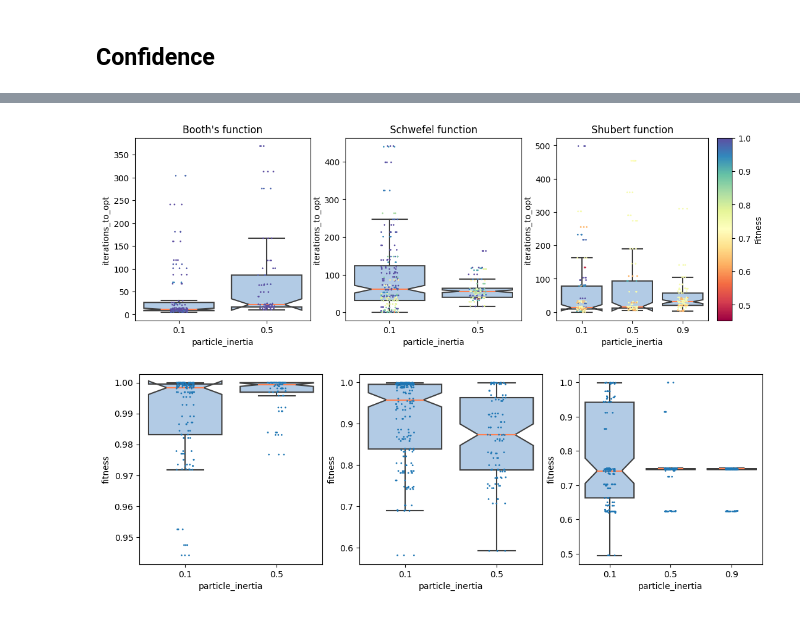
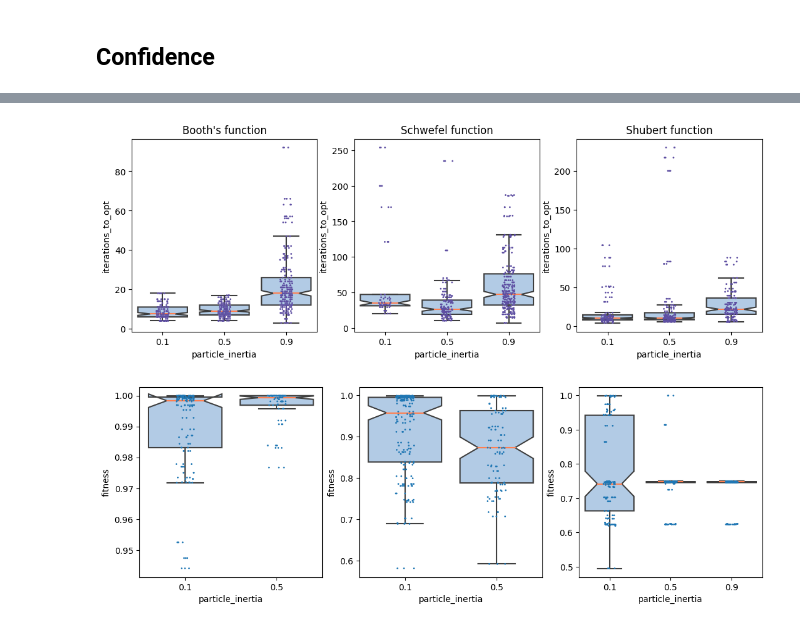
Before and after one commit to MarkusKiesel93/Self-Organizing_Systems, a Jupyter notebook: exercise_2/evaluation_laurenz.ipynb, the cells around one changed output, grey strips where cells are left out. Saved outputs shown, nothing was run; the diff lists cells and outputs as text; code cells hidden in the pictures.

```diff
--- a/exercise_2/evaluation_laurenz.ipynb
+++ b/exercise_2/evaluation_laurenz.ipynb
@@ -182,7 +215,7 @@ def create_stripplot_fitness(conditions=~df_full.optimum_reached):
 
     return fig
 # %%
-fig = create_stripplot(~df_full.use_constraint & ~df_full.optimum_reached, show_colorbar=True)
+fig = create_stripplot(~df_full.use_constraint & df_full.optimum_reached, show_colorbar=False)
 # %% [output]
-[figure, old version]
+[figure, new version]
 # %%
```
Also changed, not shown: parts of 8 cells of this notebook.
